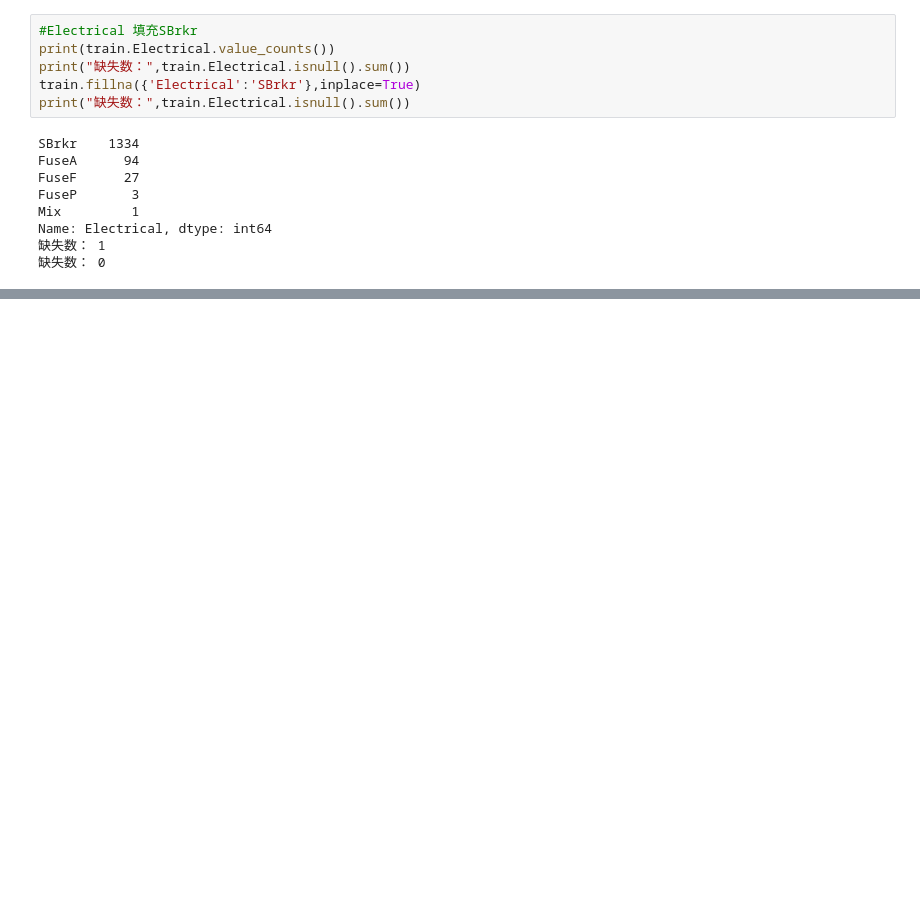
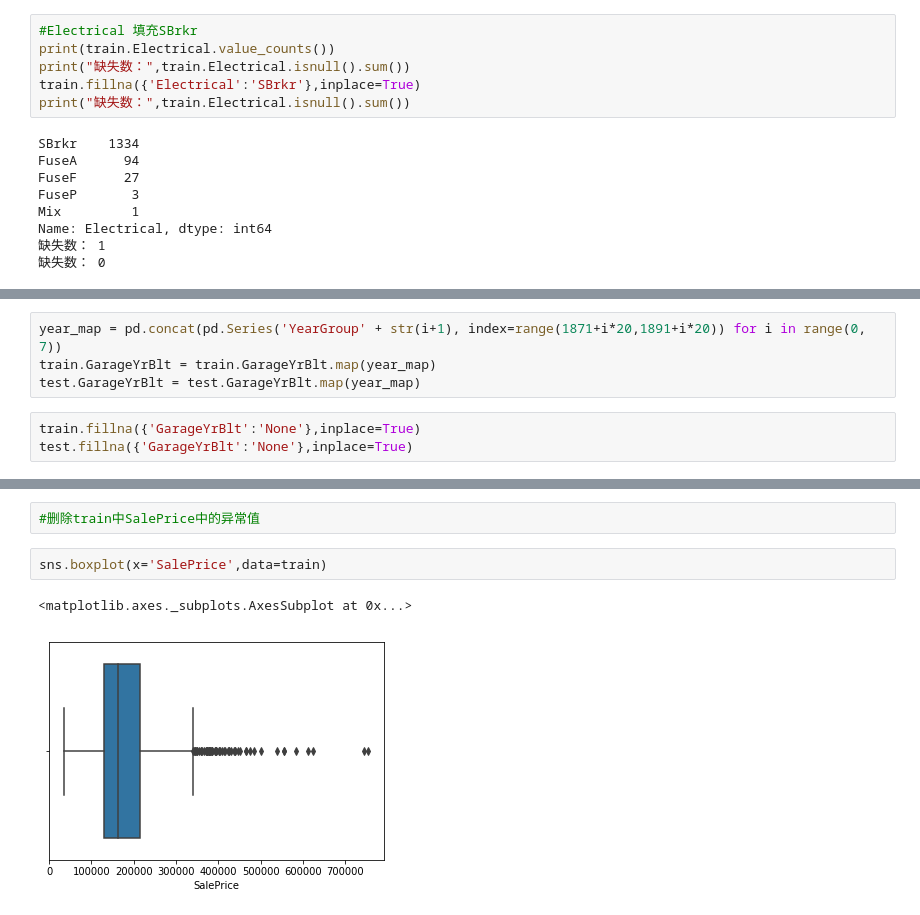
Before and after one commit to liushane/house_price, a Jupyter notebook: exercise.ipynb, the cells around one changed output, grey strips where cells are left out. Cells and saved outputs as stored; diff of their text form; blank space fills up the shorter version.

```diff
--- a/exercise.ipynb
+++ b/exercise.ipynb
@@ -610,0 +670,7 @@ print(test.FireplaceQu.isnull().sum())
+# %%
+year_map = pd.concat(pd.Series('YearGroup' + str(i+1), index=range(1871+i*20,1891+i*20)) for i in range(0, 7))
+train.GarageYrBlt = train.GarageYrBlt.map(year_map)
+test.GarageYrBlt = test.GarageYrBlt.map(year_map)
+# %%
+train.fillna({'GarageYrBlt':'None'},inplace=True)
+test.fillna({'GarageYrBlt':'None'},inplace=True)
@@ -610,0 +710,7 @@ print(test.FireplaceQu.isnull().sum())
+# %%
+#删除train中SalePrice中的异常值
+# %%
+sns.boxplot(x='SalePrice',data=train)
+# %% [output]
+<matplotlib.axes._subplots.AxesSubplot at 0x...>
+[figure, added]
```
Also changed, not shown: parts of 35 cells of this notebook, 2 other files.
